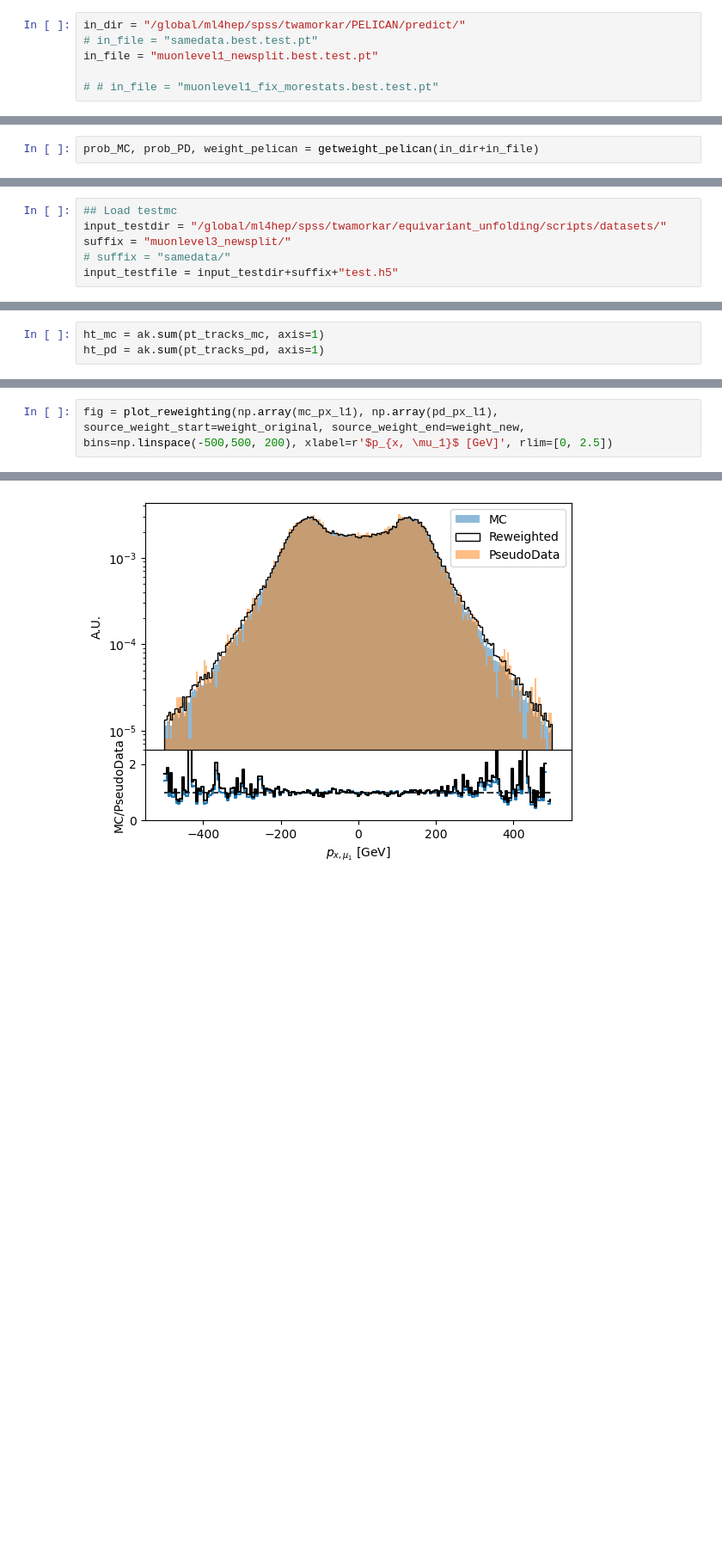
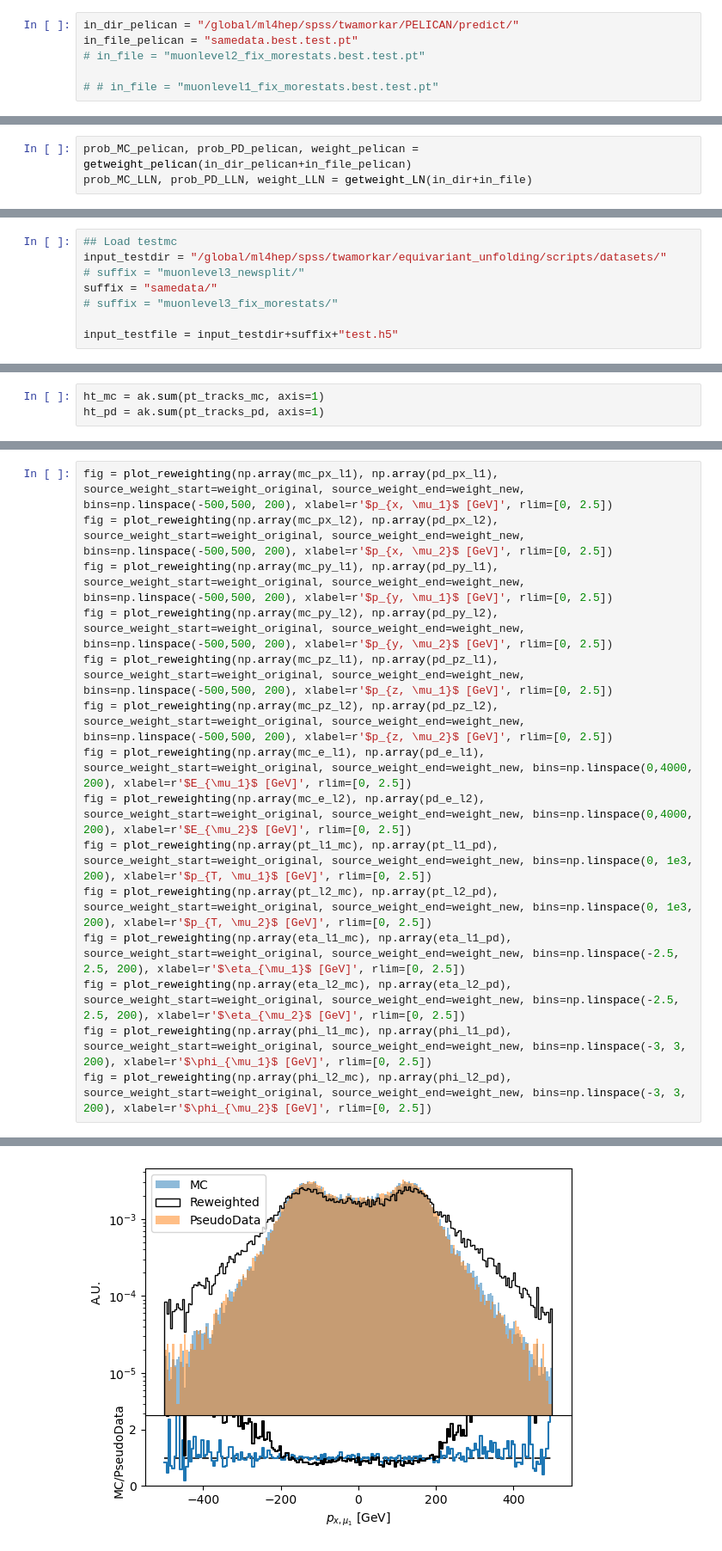
Before and after one commit to wamorkart/equivariant_unfolding, a Jupyter notebook: scripts/checkweights.ipynb, the cells around one changed output, grey strips where cells are left out. Shown at 86% size. Saved outputs shown, nothing was run; the diff lists cells and outputs as text; blank space fills up the shorter version.

```diff
--- a/scripts/checkweights.ipynb
+++ b/scripts/checkweights.ipynb
@@ -9,9 +6,9 @@ from weight_utils import *
 # %% [markdown]
 ## Load pelican weights
 # %%
-in_dir = "/global/ml4hep/spss/twamorkar/PELICAN/predict/"
-# in_file = "samedata.best.test.pt"
-in_file = "muonlevel1_newsplit.best.test.pt"
+in_dir_pelican = "/global/ml4hep/spss/twamorkar/PELICAN/predict/"
+in_file_pelican = "samedata.best.test.pt"
+# in_file = "muonlevel2_fix_morestats.best.test.pt"
 
 # # in_file = "muonlevel1_fix_morestats.best.test.pt"
 # %% [markdown]
@@ -22,2 +19,3 @@ in_file = "muonlevel1_newsplit.best.test.pt"
 # %%
-prob_MC, prob_PD, weight_pelican = getweight_pelican(in_dir+in_file)
+prob_MC_pelican, prob_PD_pelican, weight_pelican = getweight_pelican(in_dir_pelican+in_file_pelican)
+prob_MC_LLN, prob_PD_LLN, weight_LLN = getweight_LN(in_dir+in_file)
@@ -72,8 +124,10 @@ plt.hist(prob_PD, bins=np.linspace(0,1,100))
 # %%
 ## Load testmc
 input_testdir = "/global/ml4hep/spss/twamorkar/equivariant_unfolding/scripts/datasets/"
-suffix = "muonlevel3_newsplit/"
-# suffix = "samedata/"
+# suffix = "muonlevel3_newsplit/"
+suffix = "samedata/"
+# suffix = "muonlevel3_fix_morestats/"
+
 input_testfile = input_testdir+suffix+"test.h5"
 # %%
 weight_original = originalweights(input_testfile)
@@ -216,3 +280,16 @@ fig = plot_reweighting(np.array(ht_mc), np.array(ht_pd), source_weight_start=wei
 # %%
 fig = plot_reweighting(np.array(mc_px_l1), np.array(pd_px_l1), source_weight_start=weight_original, source_weight_end=weight_new, bins=np.linspace(-500,500, 200), xlabel=r'$p_{x, \mu_1}$ [GeV]', rlim=[0, 2.5])
+fig = plot_reweighting(np.array(mc_px_l2), np.array(pd_px_l2), source_weight_start=weight_original, source_weight_end=weight_new, bins=np.linspace(-500,500, 200), xlabel=r'$p_{x, \mu_2}$ [GeV]', rlim=[0, 2.5])
+fig = plot_reweighting(np.array(mc_py_l1), np.array(pd_py_l1), source_weight_start=weight_original, source_weight_end=weight_new, bins=np.linspace(-500,500, 200), xlabel=r'$p_{y, \mu_1}$ [GeV]', rlim=[0, 2.5])
+fig = plot_reweighting(np.array(mc_py_l2), np.array(pd_py_l2), source_weight_start=weight_original, source_weight_end=weight_new, bins=np.linspace(-500,500, 200), xlabel=r'$p_{y, \mu_2}$ [GeV]', rlim=[0, 2.5])
+fig = plot_reweighting(np.array(mc_pz_l1), np.array(pd_pz_l1), source_weight_start=weight_original, source_weight_end=weight_new, bins=np.linspace(-500,500, 200), xlabel=r'$p_{z, \mu_1}$ [GeV]', rlim=[0, 2.5])
+fig = plot_reweighting(np.array(mc_pz_l2), np.array(pd_pz_l2), source_weight_start=weight_original, source_weight_end=weight_new, bins=np.linspace(-500,500, 200), xlabel=r'$p_{z, \mu_2}$ [GeV]', rlim=[0, 2.5])
+fig = plot_reweighting(np.array(mc_e_l1), np.array(pd_e_l1), source_weight_start=weight_original, source_weight_end=weight_new, bins=np.linspace(0,4000, 200), xlabel=r'$E_{\mu_1}$ [GeV]', rlim=[0, 2.5])
+fig = plot_reweighting(np.array(mc_e_l2), np.array(pd_e_l2), source_weight_start=weight_original, source_weight_end=weight_new, bins=np.linspace(0,4000, 200), xlabel=r'$E_{\mu_2}$ [GeV]', rlim=[0, 2.5])
+fig = plot_reweighting(np.array(pt_l1_mc), np.array(pt_l1_pd), source_weight_start=weight_original, source_weight_end=weight_new, bins=np.linspace(0, 1e3, 200), xlabel=r'$p_{T, \mu_1}$ [GeV]', rlim=[0, 2.5])
+fig = plot_reweighting(np.array(pt_l2_mc), np.array(pt_l2_pd), source_weight_start=weight_original, source_weight_end=weight_new, bins=np.linspace(0, 1e3, 200), xlabel=r'$p_{T, \mu_2}$ [GeV]', rlim=[0, 2.5])
+fig = plot_reweighting(np.array(eta_l1_mc), np.array(eta_l1_pd), source_weight_start=weight_original, source_weight_end=weight_new, bins=np.linspace(-2.5, 2.5, 200), xlabel=r'$\eta_{\mu_1}$ [GeV]', rlim=[0, 2.5])
+fig = plot_reweighting(np.array(eta_l2_mc), np.array(eta_l2_pd), source_weight_start=weight_original, source_weight_end=weight_new, bins=np.linspace(-2.5, 2.5, 200), xlabel=r'$\eta_{\mu_2}$ [GeV]', rlim=[0, 2.5])
+fig = plot_reweighting(np.array(phi_l1_mc), np.array(phi_l1_pd), source_weight_start=weight_original, source_weight_end=weight_new, bins=np.linspace(-3, 3, 200), xlabel=r'$\phi_{\mu_1}$ [GeV]', rlim=[0, 2.5])
+fig = plot_reweighting(np.array(phi_l2_mc), np.array(phi_l2_pd), source_weight_start=weight_original, source_weight_end=weight_new, bins=np.linspace(-3, 3, 200), xlabel=r'$\phi_{\mu_2}$ [GeV]', rlim=[0, 2.5])
 # %% [output]
@@ -236 +296 @@ fig = plot_reweighting(np.array(mc_px_l1), np.array(pd_px_l1), source_weight_sta
-[figure, old version]
+[figure, new version]
```
Also changed, not shown: parts of 30 cells of this notebook, 5 other files.
